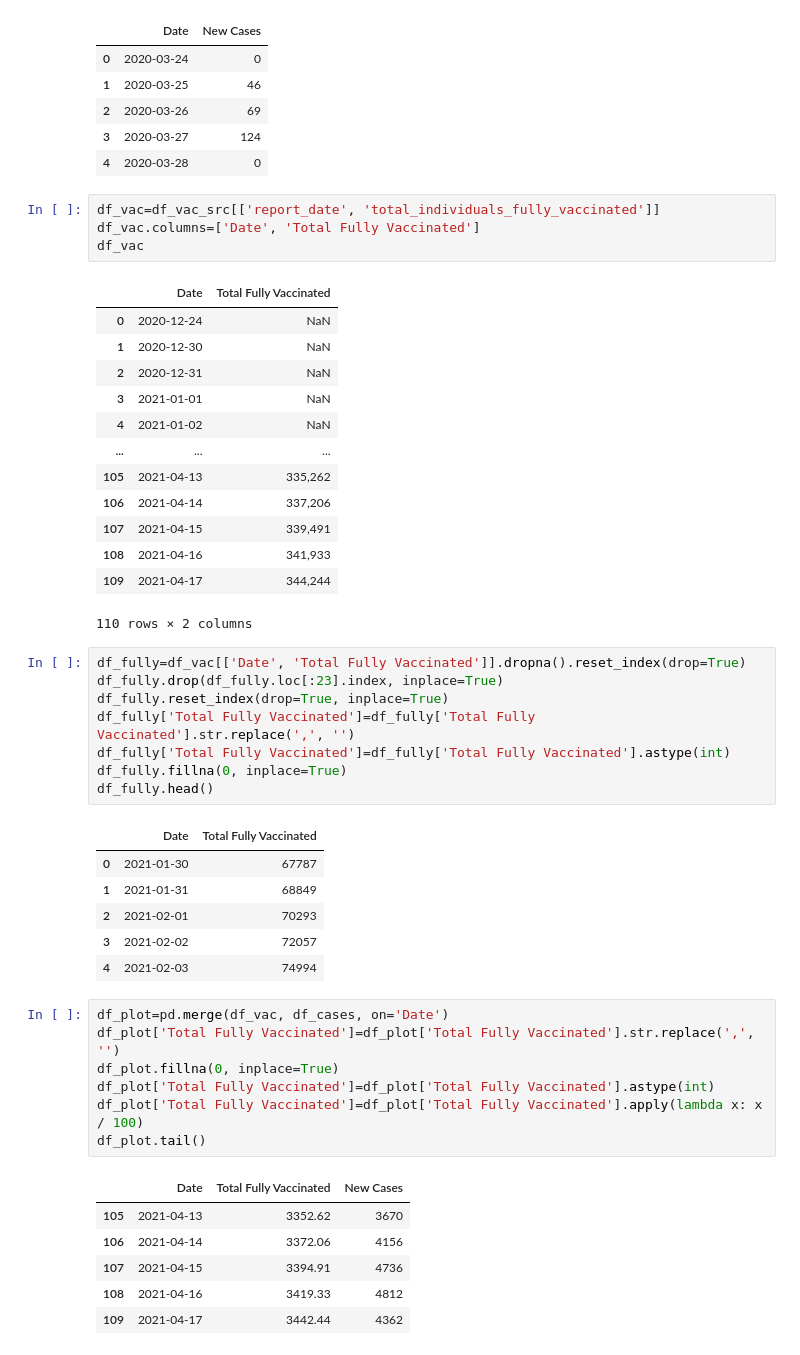
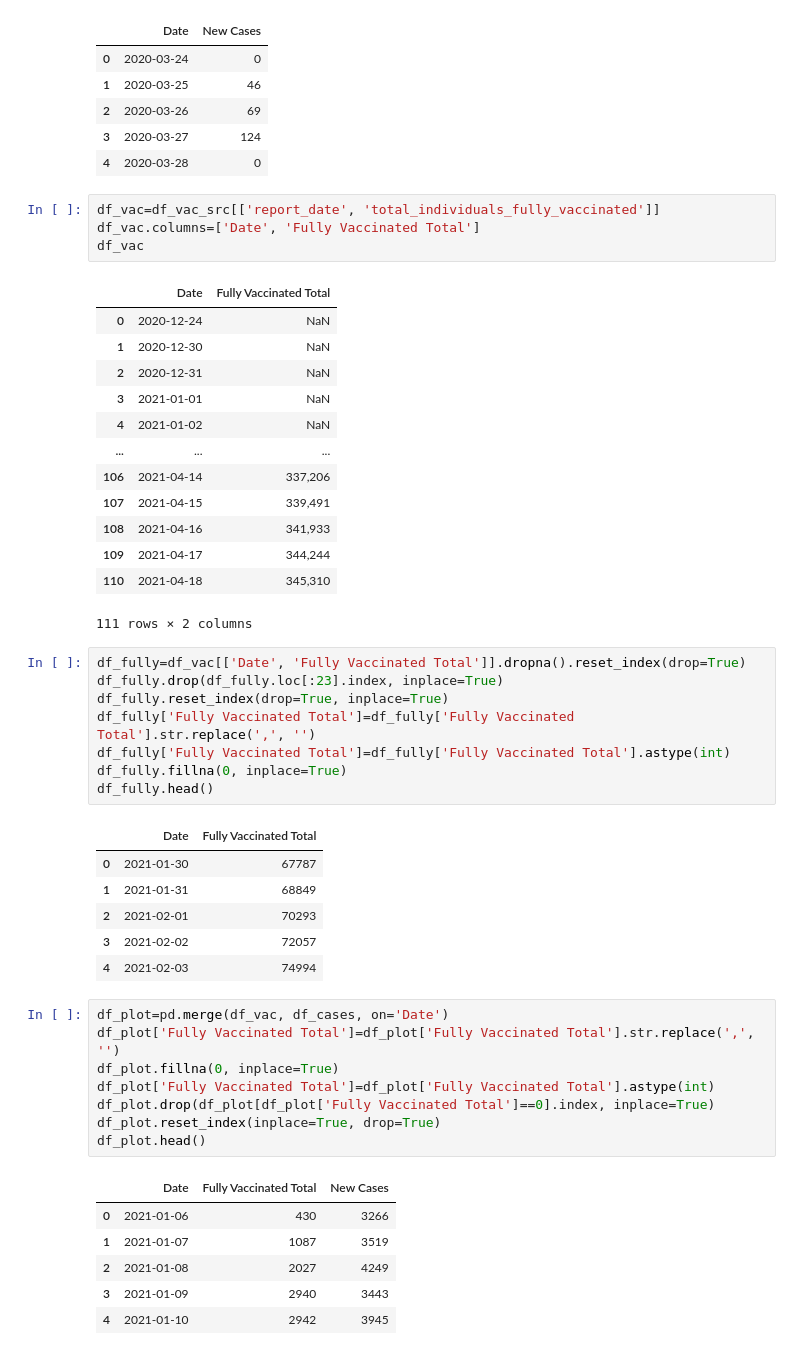
Before and after one commit to vipervit/covid_ont, a Jupyter notebook: vac-to-cases-direct.ipynb, the cells around one changed output. Saved outputs shown, nothing was run; the diff lists cells and outputs as text.

```diff
--- a/vac-to-cases-direct.ipynb
+++ b/vac-to-cases-direct.ipynb
@@ -38,32 +38,32 @@ df_cases.head()
 | 4 | 2020-03-28 | 0 |
 # %%
 df_vac=df_vac_src[['report_date', 'total_individuals_fully_vaccinated']]
-df_vac.columns=['Date', 'Total Fully Vaccinated']
+df_vac.columns=['Date', 'Fully Vaccinated Total']
 df_vac
 # %% [output]
-|  | Date | Total Fully Vaccinated |
+|  | Date | Fully Vaccinated Total |
 | 0 | 2020-12-24 | NaN |
 | 1 | 2020-12-30 | NaN |
 | 2 | 2020-12-31 | NaN |
 | 3 | 2021-01-01 | NaN |
 | 4 | 2021-01-02 | NaN |
 | ... | ... | ... |
-| 105 | 2021-04-13 | 335,262 |
 | 106 | 2021-04-14 | 337,206 |
 | 107 | 2021-04-15 | 339,491 |
 | 108 | 2021-04-16 | 341,933 |
 | 109 | 2021-04-17 | 344,244 |
+| 110 | 2021-04-18 | 345,310 |
-110 rows × 2 columns
+111 rows × 2 columns
 # %%
-df_fully=df_vac[['Date', 'Total Fully Vaccinated']].dropna().reset_index(drop=True)
+df_fully=df_vac[['Date', 'Fully Vaccinated Total']].dropna().reset_index(drop=True)
 df_fully.drop(df_fully.loc[:23].index, inplace=True)
 df_fully.reset_index(drop=True, inplace=True)
-df_fully['Total Fully Vaccinated']=df_fully['Total Fully Vaccinated'].str.replace(',', '')
-df_fully['Total Fully Vaccinated']=df_fully['Total Fully Vaccinated'].astype(int)
+df_fully['Fully Vaccinated Total']=df_fully['Fully Vaccinated Total'].str.replace(',', '')
+df_fully['Fully Vaccinated Total']=df_fully['Fully Vaccinated Total'].astype(int)
 df_fully.fillna(0, inplace=True)
 df_fully.head()
 # %% [output]
-|  | Date | Total Fully Vaccinated |
+|  | Date | Fully Vaccinated Total |
 | 0 | 2021-01-30 | 67787 |
 | 1 | 2021-01-31 | 68849 |
 | 2 | 2021-02-01 | 70293 |
@@ -71,15 +71,16 @@ df_fully.head()
 | 4 | 2021-02-03 | 74994 |
 # %%
 df_plot=pd.merge(df_vac, df_cases, on='Date')
-df_plot['Total Fully Vaccinated']=df_plot['Total Fully Vaccinated'].str.replace(',', '')
+df_plot['Fully Vaccinated Total']=df_plot['Fully Vaccinated Total'].str.replace(',', '')
 df_plot.fillna(0, inplace=True)
-df_plot['Total Fully Vaccinated']=df_plot['Total Fully Vaccinated'].astype(int)
-df_plot['Total Fully Vaccinated']=df_plot['Total Fully Vaccinated'].apply(lambda x: x / 100)
-df_plot.tail()
+df_plot['Fully Vaccinated Total']=df_plot['Fully Vaccinated Total'].astype(int)
+df_plot.drop(df_plot[df_plot['Fully Vaccinated Total']==0].index, inplace=True)
+df_plot.reset_index(inplace=True, drop=True)
+df_plot.head()
 # %% [output]
-|  | Date | Total Fully Vaccinated | New Cases |
-| 105 | 2021-04-13 | 3352.62 | 3670 |
-| 106 | 2021-04-14 | 3372.06 | 4156 |
-| 107 | 2021-04-15 | 3394.91 | 4736 |
-| 108 | 2021-04-16 | 3419.33 | 4812 |
-| 109 | 2021-04-17 | 3442.44 | 4362 |
+|  | Date | Fully Vaccinated Total | New Cases |
+| 0 | 2021-01-06 | 430 | 3266 |
+| 1 | 2021-01-07 | 1087 | 3519 |
+| 2 | 2021-01-08 | 2027 | 4249 |
+| 3 | 2021-01-09 | 2940 | 3443 |
+| 4 | 2021-01-10 | 2942 | 3945 |
```
Also changed, not shown: parts of 5 cells of this notebook, 2 other files.
